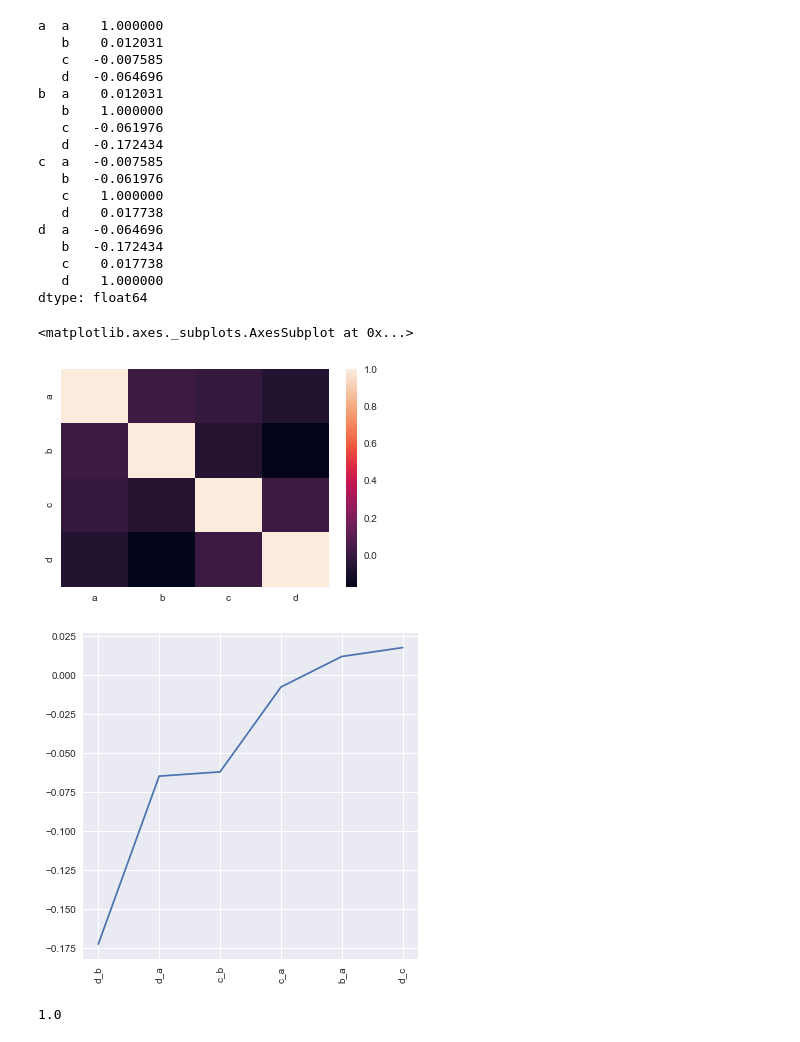
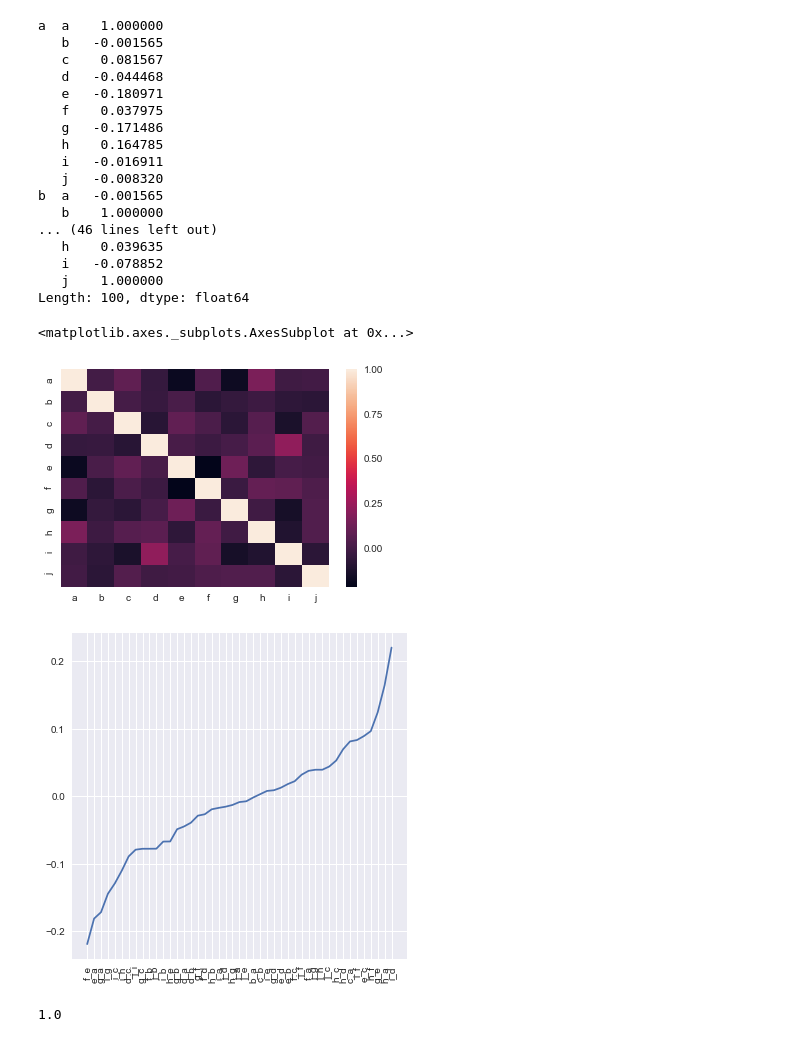
Before and after one commit to nickvazz/friend_help, a Jupyter notebook: Ryan/WeirdCorrelation.ipynb, the cells around one changed output. Saved outputs shown, nothing was run; the diff lists cells and outputs as text; code cells hidden in the pictures.

```diff
--- a/Ryan/WeirdCorrelation.ipynb
+++ b/Ryan/WeirdCorrelation.ipynb
@@ -1,43 +1,43 @@
 # %%
 import pandas as pd
 import numpy as np
 import matplotlib.pyplot as plt
 import seaborn as sns
 %matplotlib inline
 sns.set()
 
-data = np.random.rand(100,4)
+data = np.random.rand(100,10)
 
 df = pd.DataFrame(data)
-df.columns = list('abcd')
+df.columns = list('abcdefghij')
 
 corrMatrix = df.corr()
 
 
 
 print corrMatrix.unstack()
 
 sns.heatmap(corrMatrix)
 # %% [output]
 a  a    1.000000
-   b    0.012031
-   c   -0.007585
-   d   -0.064696
-b  a    0.012031
+   b   -0.001565
+   c    0.081567
+   d   -0.044468
+   e   -0.180971
+   f    0.037975
+   g   -0.171486
+   h    0.164785
+   i   -0.016911
+   j   -0.008320
+b  a   -0.001565
    b    1.000000
-   c   -0.061976
-   d   -0.172434
-c  a   -0.007585
-   b   -0.061976
-   c    1.000000
-   d    0.017738
-d  a   -0.064696
-   b   -0.172434
-   c    0.017738
-   d    1.000000
-dtype: float64
+... (46 lines left out)
+   h    0.039635
+   i   -0.078852
+   j    1.000000
+Length: 100, dtype: float64
 <matplotlib.axes._subplots.AxesSubplot at 0x...>
-[figure, old version]
+[figure, new version]
 # %%
 no_dups = corrMatrix.mask(np.tril(np.ones(corrMatrix.shape)).astype(np.bool)).unstack().sort_values().dropna()
 
@@ -50,7 +50,7 @@ no_dups.plot(figsize=(6,6))
 plt.xticks(range(len(xlabels)),xlabels, rotation=90)
 plt.show()
 # %% [output]
-[figure, old version]
+[figure, new version]
 # %%
 print corrMatrix.unstack()[0]
 # %% [output]
```
Also changed, not shown: parts of 14 cells of this notebook, 6 other files.
